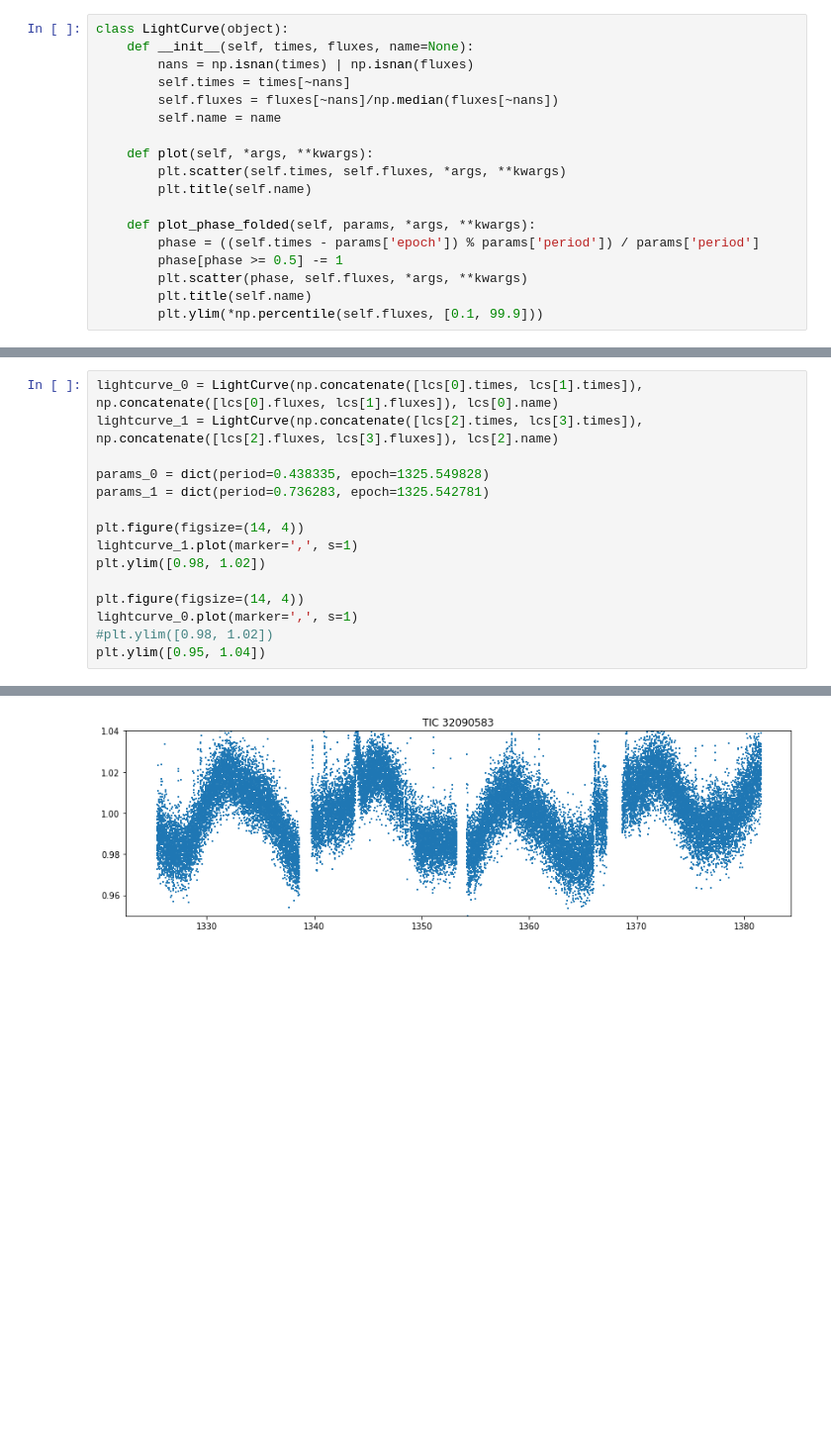
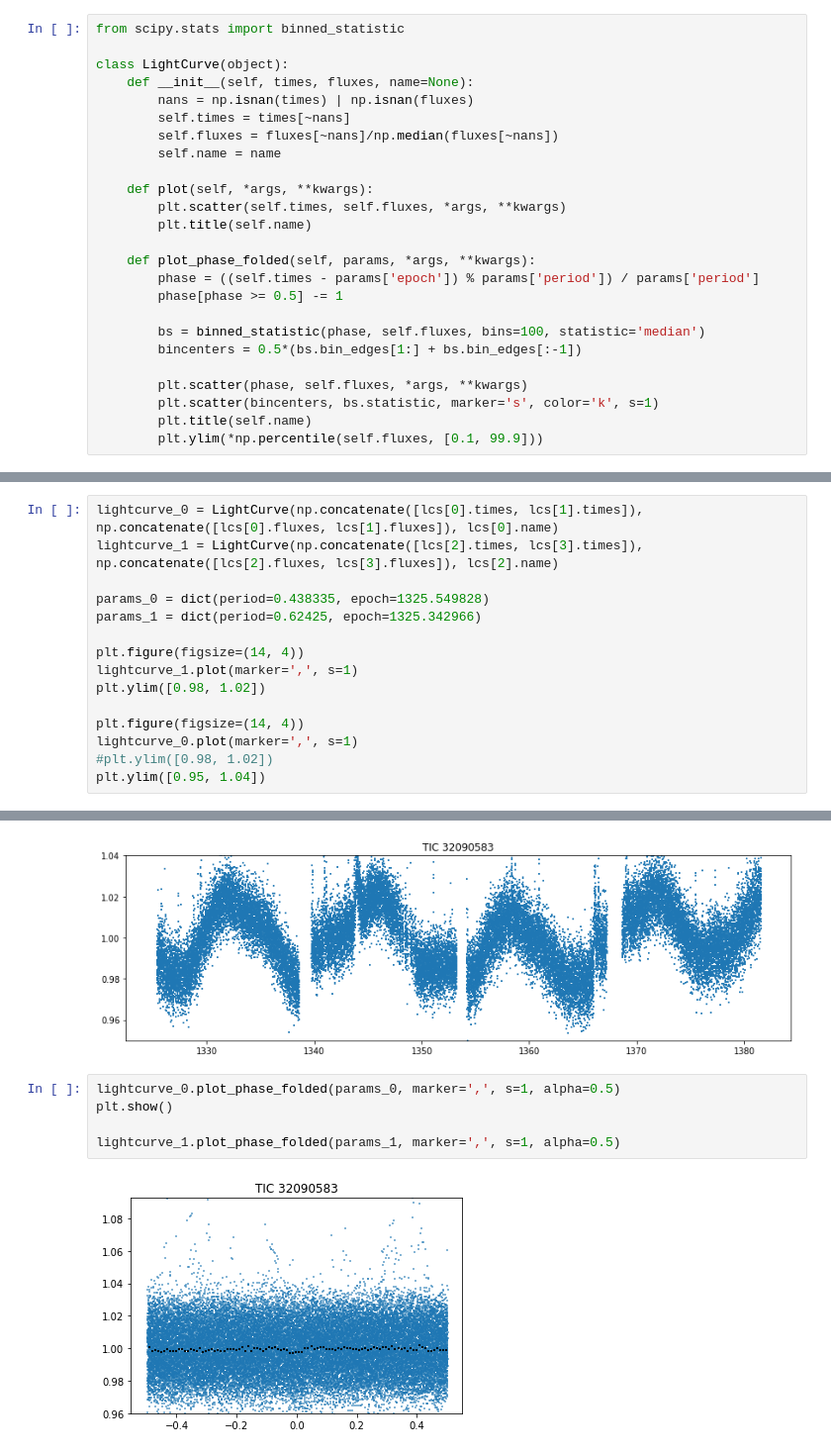
Before and after one commit to bmorris3/tessperiment, a Jupyter notebook: mdwarfs.ipynb, the cells around one changed output, grey strips where cells are left out. Shown at 99% size. Cells and saved outputs as stored; diff of their text form; blank space fills up the shorter version.

Commit message:
phase folded

```diff
--- a/mdwarfs.ipynb
+++ b/mdwarfs.ipynb
@@ -12,5 +13,7 @@ files = [fits.getdata(path) for path in paths]
 headers = [fits.getheader(path) for path in paths]
 # %%
+from scipy.stats import binned_statistic
+
 class LightCurve(object):
     def __init__(self, times, fluxes, name=None):
         nans = np.isnan(times) | np.isnan(fluxes)
@@ -25,7 +28,12 @@ class LightCurve(object):
     def plot_phase_folded(self, params, *args, **kwargs):
         phase = ((self.times - params['epoch']) % params['period']) / params['period']
         phase[phase >= 0.5] -= 1
+
+        bs = binned_statistic(phase, self.fluxes, bins=100, statistic='median')
+        bincenters = 0.5*(bs.bin_edges[1:] + bs.bin_edges[:-1])
+
         plt.scatter(phase, self.fluxes, *args, **kwargs)
+        plt.scatter(bincenters, bs.statistic, marker='s', color='k', s=1)
         plt.title(self.name)
         plt.ylim(*np.percentile(self.fluxes, [0.1, 99.9]))
 # %%
@@ -35,7 +43,7 @@ lightcurve_0 = LightCurve(np.concatenate([lcs[0].times, lcs[1].times]), np.conca
 lightcurve_1 = LightCurve(np.concatenate([lcs[2].times, lcs[3].times]), np.concatenate([lcs[2].fluxes, lcs[3].fluxes]), lcs[2].name)
 
 params_0 = dict(period=0.438335, epoch=1325.549828)
-params_1 = dict(period=0.736283, epoch=1325.542781)
+params_1 = dict(period=0.62425, epoch=1325.342966)
 
 plt.figure(figsize=(14, 4))
 lightcurve_1.plot(marker=',', s=1)
@@ -49,3 +57,10 @@ plt.ylim([0.95, 1.04])
 (0.95, 1.04)
 [figure]
 [figure]
+# %%
+lightcurve_0.plot_phase_folded(params_0, marker=',', s=1, alpha=0.5)
+plt.show()
+
+lightcurve_1.plot_phase_folded(params_1, marker=',', s=1, alpha=0.5)
+# %% [output]
+[figure, added]
```
Also changed, not shown: parts of 4 cells of this notebook.
